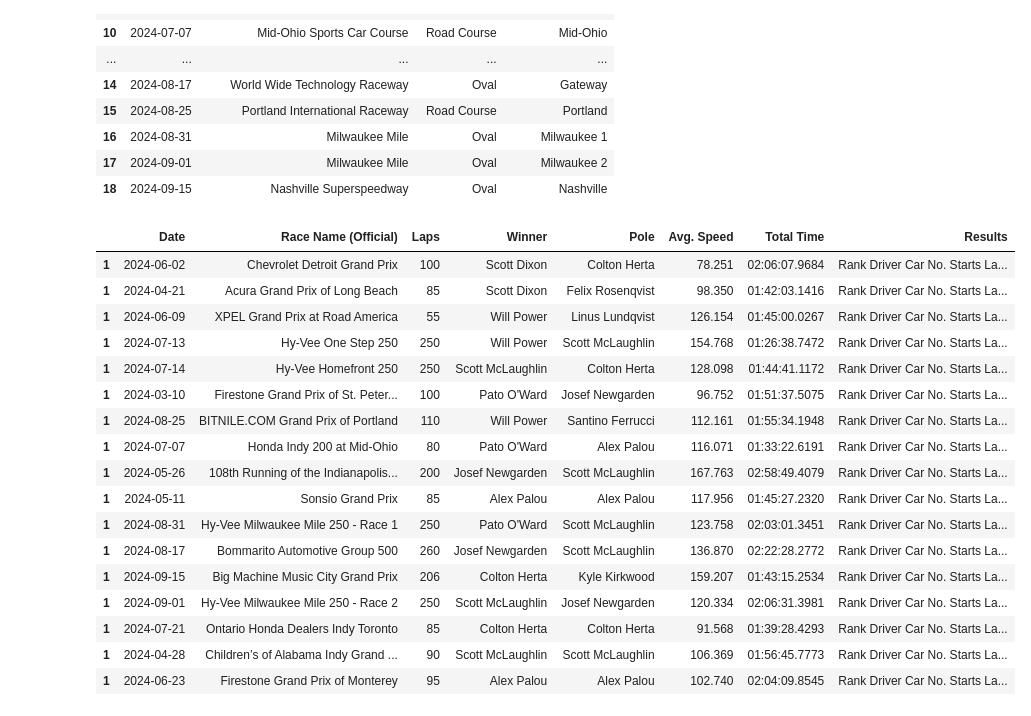
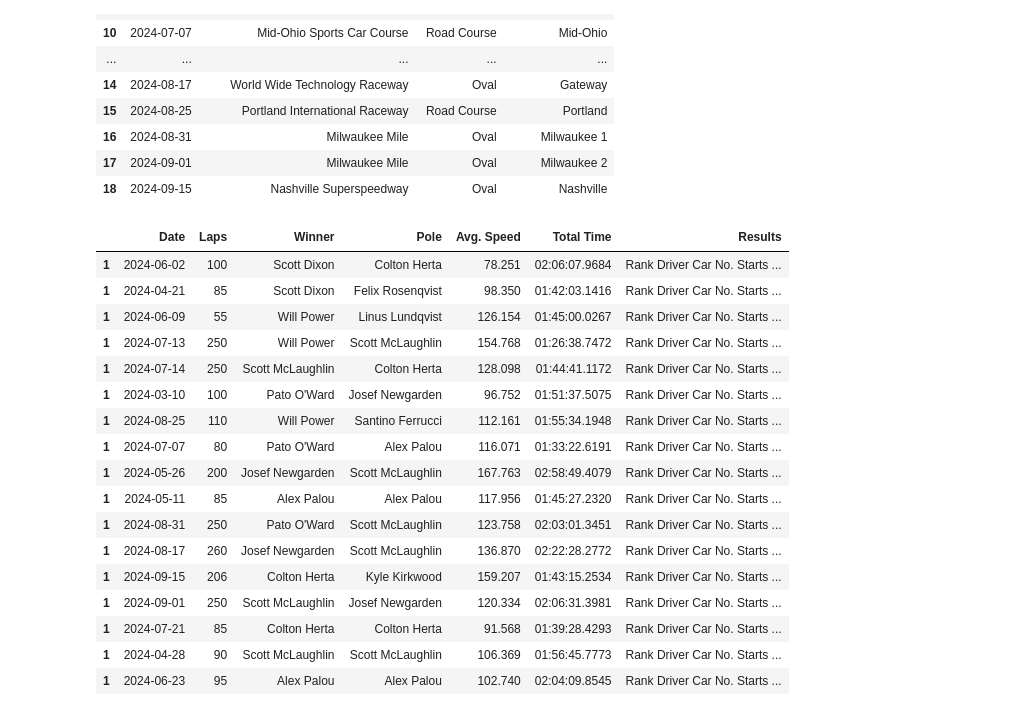
Before and after one commit to Omeagon/Project_3, a Jupyter notebook: Race_result_parse_html_allfiles.ipynb, the cells around one changed output. Drawn from its saved outputs; the diff is of its cells as text; code cells hidden in the pictures.

```diff
--- a/Race_result_parse_html_allfiles.ipynb
+++ b/Race_result_parse_html_allfiles.ipynb
@@ -6,12 +6,12 @@ from bs4 import BeautifulSoup
 import glob as glob
 # %%
 # Set path of html file
-races_html_path = 'Race_Results_HTML/stpetersburg.htm'
+html_path = 'Race_Results_HTML/stpetersburg.htm'
 # Read html file and store as html_content
-with open(races_html_path 'r') as races_file:
-    html_content = races_file.read()
+with open(html_path, 'r') as file:
+    html_content = file.read()
 # %%
-soup = BeautifulSoup(races_html_content, 'html.parser')
+soup = BeautifulSoup(html_content, 'html.parser')
 # %%
 # Get the full-season table from HTML
 season_html = soup.find(id = 'race-alltime')
@@ -88,6 +88,10 @@ season_df
 | 17 | 2024-09-01 | Milwaukee Mile | Oval | Milwaukee 2 |
 | 18 | 2024-09-15 | Nashville Superspeedway | Oval | Nashville |
 # %%
+points_table_formula1 = pd.read_csv('points_systems_csv/2024_formula1_race_points_table.csv')
+points_table_imsa = pd.read_csv('points_systems_csv/2024_imsa_race_points_table.csv')
+points_table_imsa_qual = pd.read_csv('points_systems_csv/2024_imsa_qualifying_points_table.csv')
+
 all_files_path = 'Race_Results_HTML/*.htm'
 race_results_files = []
 race_results_files = glob.glob(all_files_path)
@@ -100,57 +104,68 @@ for race_result_file in race_results_files:
         html_content = file.read()
     # Parse race result table html
     soup = BeautifulSoup(html_content, 'html.parser')
     race_table_html = soup.find(id = 'race-season')
 # Initialize a list to contain the race results
     race_result_data = []
 # Loop through table html and parse to list
     for row in race_table_html.find_all('tr'):
         row_data = [cell.get_text(strip=True) for cell in row.find_all(['th', 'td'])]
         race_result_data.append(row_data)
 
     race_result_df = pd.DataFrame(race_result_data[1:], columns=race_result_data[0])
+    race_result_df['Rank'] = race_result_df['Rank'].astype('int64')
+    race_result_df['Starts'] = race_result_df['Starts'].astype('int64')
+    race_result_df['Laps'] = race_result_df['Laps'].astype('int64')
+    race_result_df['Laps Led'] = race_result_df['Laps'].astype('int64')
+    race_result_df['Points'] = race_result_df['Points'].astype('int64')
+    race_result_df['Pit stop'] = race_result_df['Pit stop'].astype('int64')
+    race_result_df = pd.merge(race_result_df, points_table_formula1, on='Rank', how='inner')
+    race_result_df = pd.merge(race_result_df, points_table_imsa, on='Rank', how='inner')
+    race_result_df = pd.merge(race_result_df, points_table_imsa_qual, on='Starts', how='inner')
+    race_result_df['Points (IMSA Scoring)'] = race_result_df['Points (IMSA Scoring)']+race_result_df['Points (IMSA Scoring) - Qualifying']
+    race_result_df = race_result_df.drop(columns=['Points (IMSA Scoring) - Qualifying'])
+
     race_name = soup.find(id = 'season-event-name').text
     race_date = soup.find(id = 'season-session-date').text
     race_date = datetime.strptime(race_date, '%A, %B %d, %Y').date()
-    race_winner = race_result_df.loc[race_result_df['Rank'] == '1', 'Driver'].iloc[0]
-    race_pole = race_result_df.loc[race_result_df['Starts'] == '1', 'Driver'].iloc[0]
-    race_avg_speed = race_result_df.loc[race_result_df['Rank'] == '1', 'Avg.Speed'].iloc[0]
-    race_total_time = race_result_df.loc[race_result_df['Rank'] == '1', 'Total time'].iloc[0]
-    race_laps = race_result_df.loc[race_result_df['Rank'] == '1', 'Laps'].iloc[0]
+    race_winner = race_result_df.loc[race_result_df['Rank'] == 1, 'Driver'].iloc[0]
+    race_pole = race_result_df.loc[race_result_df['Starts'] == 1, 'Driver'].iloc[0]
+    race_avg_speed = race_result_df.loc[race_result_df['Rank'] == 1, 'Avg.Speed'].iloc[0]
+    race_total_time = race_result_df.loc[race_result_df['Rank'] == 1, 'Total time'].iloc[0]
+    race_laps = race_result_df.loc[race_result_df['Rank'] == 1, 'Laps'].iloc[0]
     race_info = {'Date': [race_date],
-            'Race Name (Official)': [race_name],
             'Laps': [race_laps],
             'Winner': [race_winner],
             'Pole': [race_pole],
             'Avg. Speed': [race_avg_speed],
             'Total Time': [race_total_time],
             'Results': [race_result_df]}
     race_df = pd.DataFrame(race_info)
     race_df["Date"] = pd.to_datetime(race_df["Date"])
     race_df.reset_index(drop=True, inplace=True)
     race_df.index += 1
     season_races_df = pd.concat([season_races_df, race_df], axis=0)
 
 season_races_df
 # %% [output]
-|  | Date | Race Name (Official) | Laps | Winner | Pole | Avg. Speed | Total Time | Results |
-| 1 | 2024-06-02 | Chevrolet Detroit Grand Prix | 100 | Scott Dixon | Colton Herta | 78.251 | 02:06:07.9684 | Rank Driver Car No. Starts La... |
-| 1 | 2024-04-21 | Acura Grand Prix of Long Beach | 85 | Scott Dixon | Felix Rosenqvist | 98.350 | 01:42:03.1416 | Rank Driver Car No. Starts La... |
-| 1 | 2024-06-09 | XPEL Grand Prix at Road America | 55 | Will Power | Linus Lundqvist | 126.154 | 01:45:00.0267 | Rank Driver Car No. Starts La... |
-| 1 | 2024-07-13 | Hy-Vee One Step 250 | 250 | Will Power | Scott McLaughlin | 154.768 | 01:26:38.7472 | Rank Driver Car No. Starts La... |
-| 1 | 2024-07-14 | Hy-Vee Homefront 250 | 250 | Scott McLaughlin | Colton Herta | 128.098 | 01:44:41.1172 | Rank Driver Car No. Starts La... |
-| 1 | 2024-03-10 | Firestone Grand Prix of St. Peter... | 100 | Pato O'Ward | Josef Newgarden | 96.752 | 01:51:37.5075 | Rank Driver Car No. Starts La... |
-| 1 | 2024-08-25 | BITNILE.COM Grand Prix of Portland | 110 | Will Power | Santino Ferrucci | 112.161 | 01:55:34.1948 | Rank Driver Car No. Starts La... |
-| 1 | 2024-07-07 | Honda Indy 200 at Mid-Ohio | 80 | Pato O'Ward | Alex Palou | 116.071 | 01:33:22.6191 | Rank Driver Car No. Starts La... |
-| 1 | 2024-05-26 | 108th Running of the Indianapolis... | 200 | Josef Newgarden | Scott McLaughlin | 167.763 | 02:58:49.4079 | Rank Driver Car No. Starts La... |
-| 1 | 2024-05-11 | Sonsio Grand Prix | 85 | Alex Palou | Alex Palou | 117.956 | 01:45:27.2320 | Rank Driver Car No. Starts La... |
-| 1 | 2024-08-31 | Hy-Vee Milwaukee Mile 250 - Race 1 | 250 | Pato O'Ward | Scott McLaughlin | 123.758 | 02:03:01.3451 | Rank Driver Car No. Starts La... |
-| 1 | 2024-08-17 | Bommarito Automotive Group 500 | 260 | Josef Newgarden | Scott McLaughlin | 136.870 | 02:22:28.2772 | Rank Driver Car No. Starts La... |
-| 1 | 2024-09-15 | Big Machine Music City Grand Prix | 206 | Colton Herta | Kyle Kirkwood | 159.207 | 01:43:15.2534 | Rank Driver Car No. Starts La... |
-| 1 | 2024-09-01 | Hy-Vee Milwaukee Mile 250 - Race 2 | 250 | Scott McLaughlin | Josef Newgarden | 120.334 | 02:06:31.3981 | Rank Driver Car No. Starts La... |
-| 1 | 2024-07-21 | Ontario Honda Dealers Indy Toronto | 85 | Colton Herta | Colton Herta | 91.568 | 01:39:28.4293 | Rank Driver Car No. Starts La... |
-| 1 | 2024-04-28 | Children’s of Alabama Indy Grand ... | 90 | Scott McLaughlin | Scott McLaughlin | 106.369 | 01:56:45.7773 | Rank Driver Car No. Starts La... |
-| 1 | 2024-06-23 | Firestone Grand Prix of Monterey | 95 | Alex Palou | Alex Palou | 102.740 | 02:04:09.8545 | Rank Driver Car No. Starts La... |
+|  | Date | Laps | Winner | Pole | Avg. Speed | Total Time | Results |
+| 1 | 2024-06-02 | 100 | Scott Dixon | Colton Herta | 78.251 | 02:06:07.9684 | Rank Driver Car No. Starts ... |
+| 1 | 2024-04-21 | 85 | Scott Dixon | Felix Rosenqvist | 98.350 | 01:42:03.1416 | Rank Driver Car No. Starts ... |
+| 1 | 2024-06-09 | 55 | Will Power | Linus Lundqvist | 126.154 | 01:45:00.0267 | Rank Driver Car No. Starts ... |
+| 1 | 2024-07-13 | 250 | Will Power | Scott McLaughlin | 154.768 | 01:26:38.7472 | Rank Driver Car No. Starts ... |
+| 1 | 2024-07-14 | 250 | Scott McLaughlin | Colton Herta | 128.098 | 01:44:41.1172 | Rank Driver Car No. Starts ... |
+| 1 | 2024-03-10 | 100 | Pato O'Ward | Josef Newgarden | 96.752 | 01:51:37.5075 | Rank Driver Car No. Starts ... |
+| 1 | 2024-08-25 | 110 | Will Power | Santino Ferrucci | 112.161 | 01:55:34.1948 | Rank Driver Car No. Starts ... |
+| 1 | 2024-07-07 | 80 | Pato O'Ward | Alex Palou | 116.071 | 01:33:22.6191 | Rank Driver Car No. Starts ... |
+| 1 | 2024-05-26 | 200 | Josef Newgarden | Scott McLaughlin | 167.763 | 02:58:49.4079 | Rank Driver Car No. Starts ... |
+| 1 | 2024-05-11 | 85 | Alex Palou | Alex Palou | 117.956 | 01:45:27.2320 | Rank Driver Car No. Starts ... |
+| 1 | 2024-08-31 | 250 | Pato O'Ward | Scott McLaughlin | 123.758 | 02:03:01.3451 | Rank Driver Car No. Starts ... |
+| 1 | 2024-08-17 | 260 | Josef Newgarden | Scott McLaughlin | 136.870 | 02:22:28.2772 | Rank Driver Car No. Starts ... |
+| 1 | 2024-09-15 | 206 | Colton Herta | Kyle Kirkwood | 159.207 | 01:43:15.2534 | Rank Driver Car No. Starts ... |
+| 1 | 2024-09-01 | 250 | Scott McLaughlin | Josef Newgarden | 120.334 | 02:06:31.3981 | Rank Driver Car No. Starts ... |
+| 1 | 2024-07-21 | 85 | Colton Herta | Colton Herta | 91.568 | 01:39:28.4293 | Rank Driver Car No. Starts ... |
+| 1 | 2024-04-28 | 90 | Scott McLaughlin | Scott McLaughlin | 106.369 | 01:56:45.7773 | Rank Driver Car No. Starts ... |
+| 1 | 2024-06-23 | 95 | Alex Palou | Alex Palou | 102.740 | 02:04:09.8545 | Rank Driver Car No. Starts ... |
 # %%
 season_full_df = pd.merge(season_df, season_races_df, on="Date", how = "inner")
 season_full_df.reset_index(drop=True, inplace=True)
```
Also changed, not shown: parts of 3 cells of this notebook, 3 other files.
